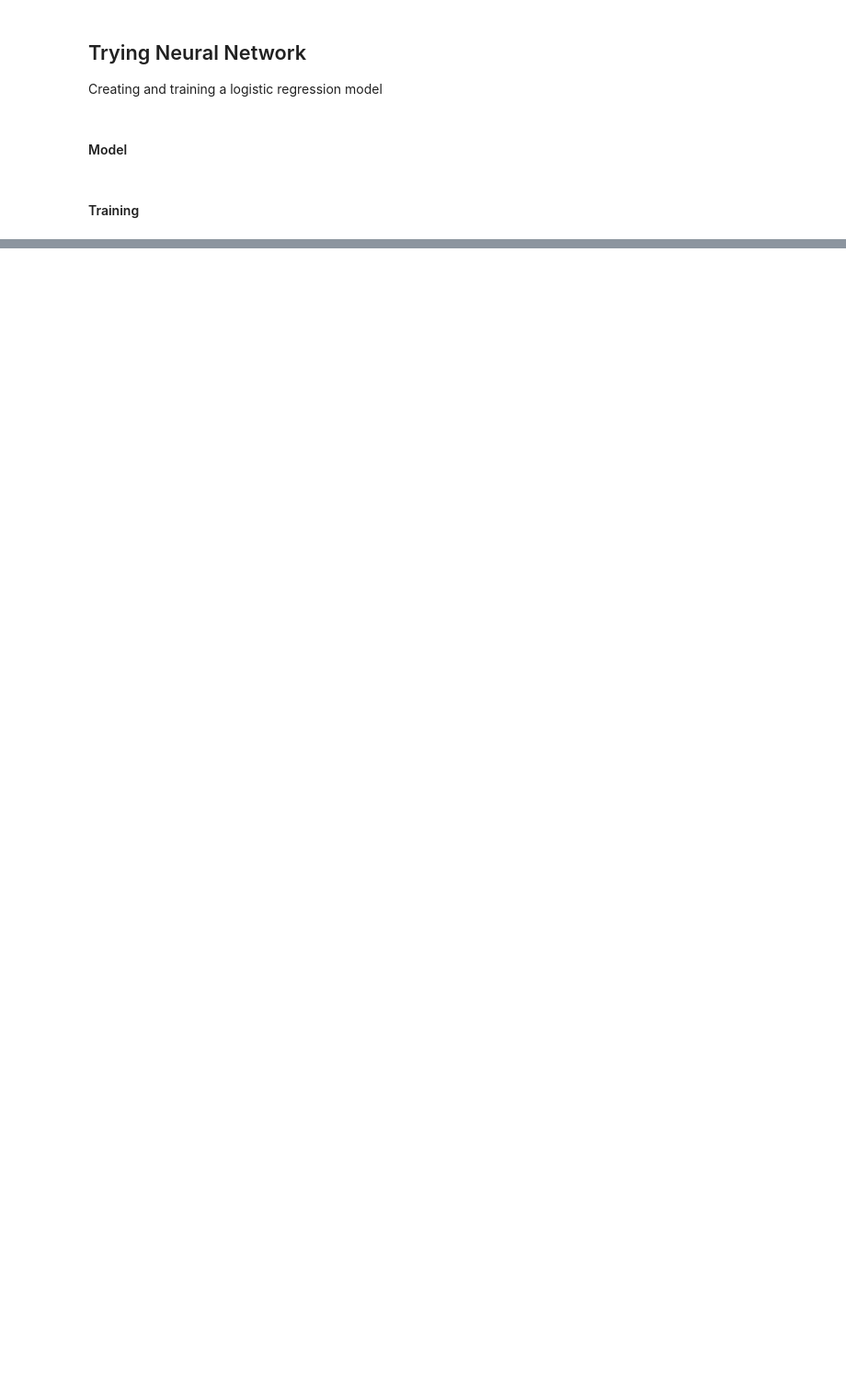
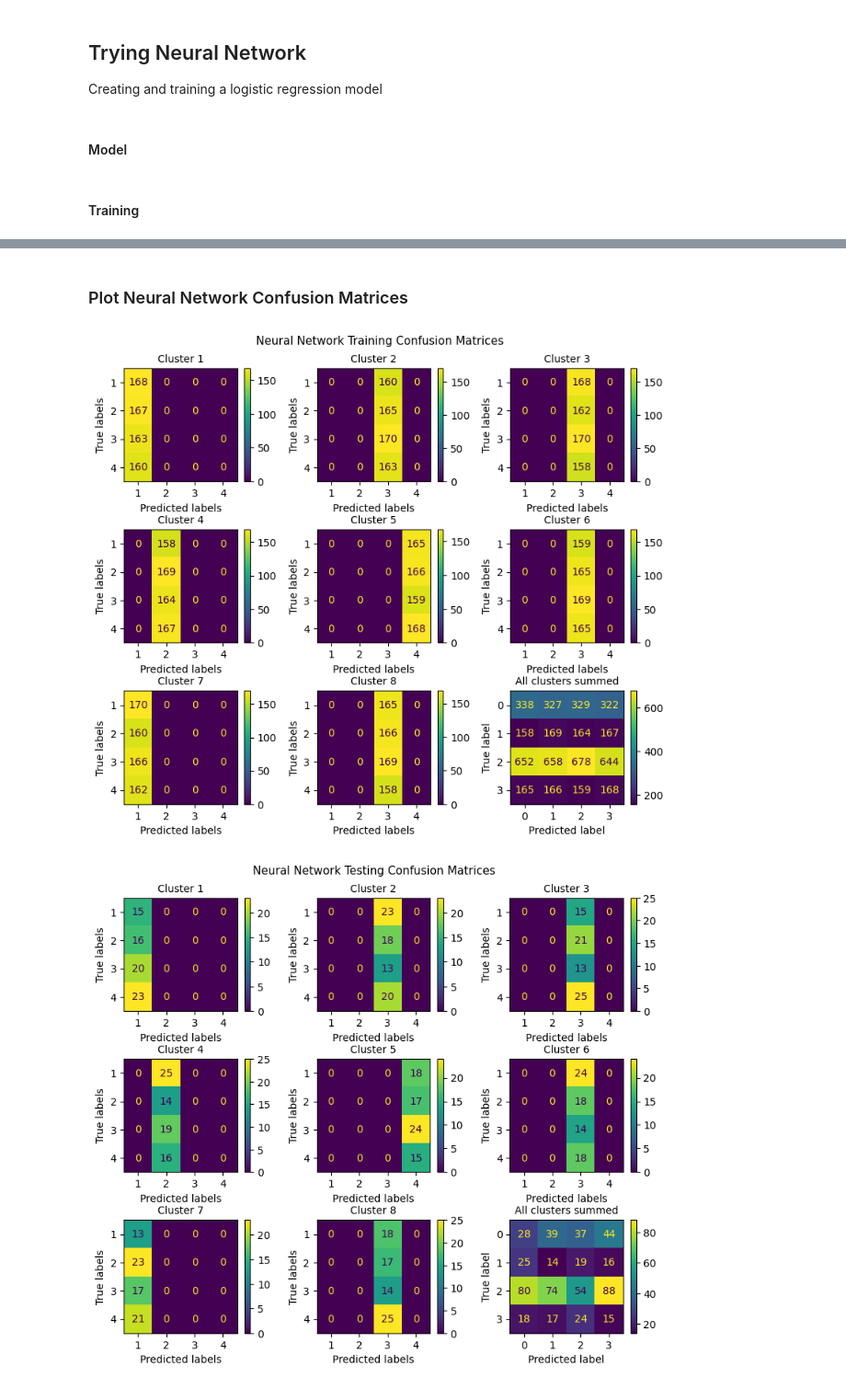
Before and after one commit to hwalters361/ML_rain_prediction, a Jupyter notebook: Introduction.ipynb, the cells around one changed output, grey strips where cells are left out. Shown: that part at 92% size. Cells and saved outputs as stored; diff of their text form; code cells hidden in the pictures; blank space fills up the shorter version.

```diff
--- a/Introduction.ipynb
+++ b/Introduction.ipynb
@@ -726,0 +750,8 @@ Test accuracy: 32.43%
+# %% [markdown]
+### Plot Neural Network Confusion Matrices
+# %%
+plot_confusion_matrices(nn_train_predictions_all_clusters,nn_train_labels_all_clusters,title="Neural Network Training Confusion Matrices")
+plot_confusion_matrices(nn_test_predictions_all_clusters,nn_test_labels_all_clusters, title="Neural Network Testing Confusion Matrices")
+# %% [output]
+[figure, added]
+[figure, added]
```
Also changed, not shown: parts of 9 cells of this notebook.
